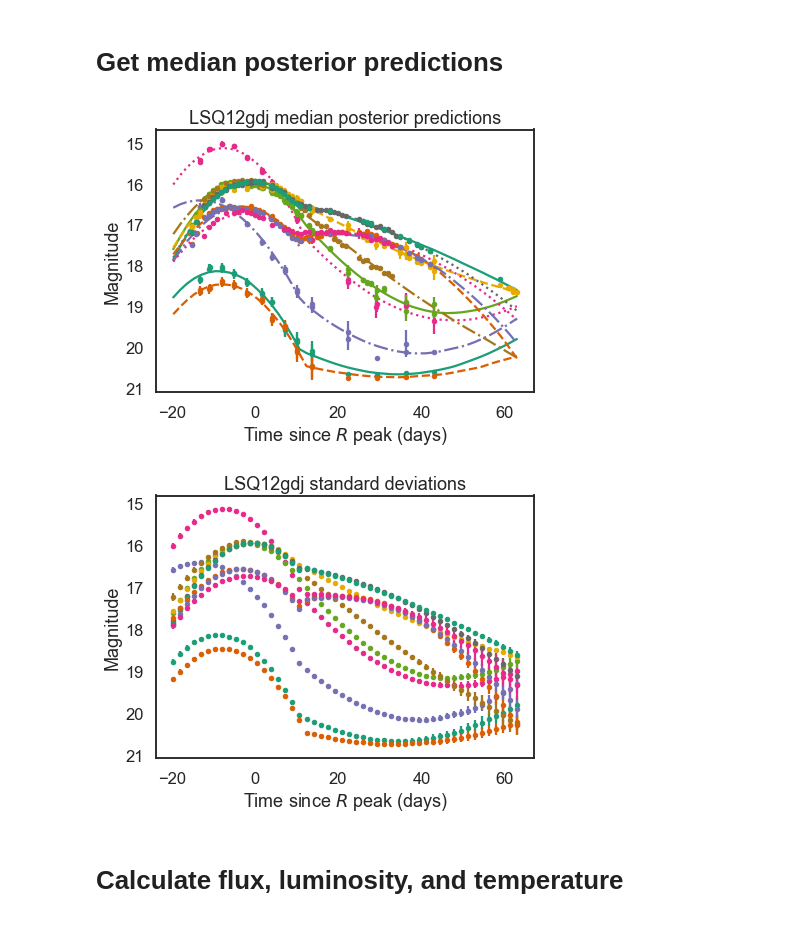
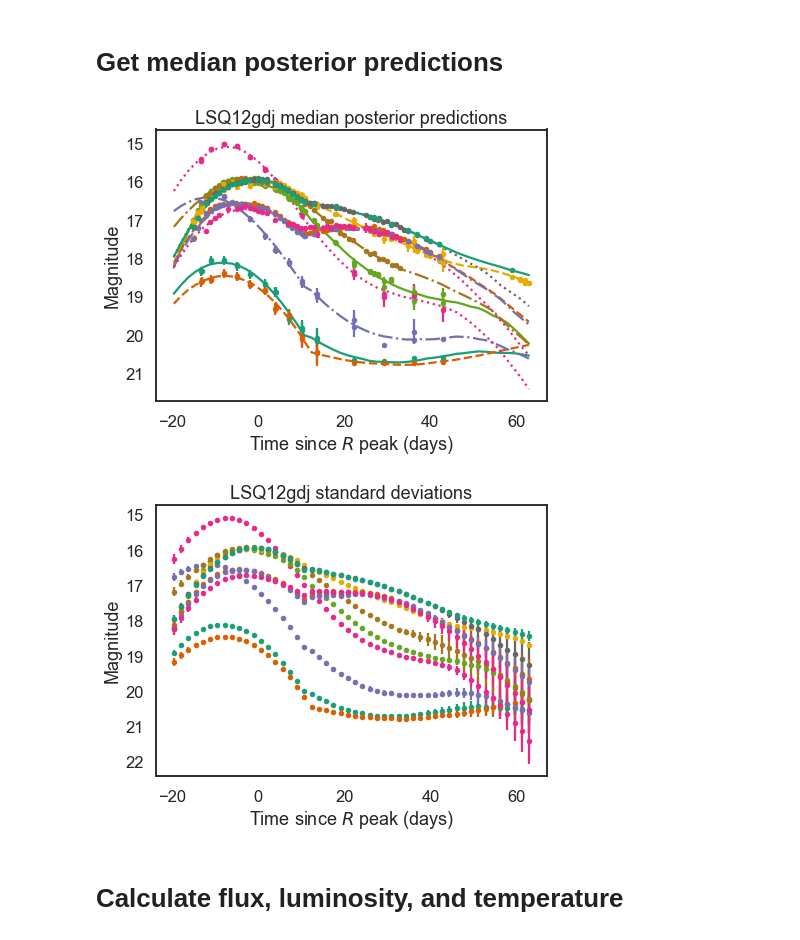
Before and after one commit to archipleym/melalexcharmicyrus_final, a Jupyter notebook: melanie/mel_pymc3.ipynb, the cells around one changed output. Drawn from its saved outputs; the diff is of its cells as text; code cells hidden in the pictures.

```diff
--- a/melanie/mel_pymc3.ipynb
+++ b/melanie/mel_pymc3.ipynb
@@ -277,7 +264,8 @@ class MagModel(pm.gp.mean.Mean):
         return mag_arr
 # %%
 with pm.Model() as marginal_gp_model:
-    cov_func = pm.gp.cov.ExpQuad(input_dim=1, ls=smooth_len)
+    ls = pm.HalfNormal('ls', sigma=20)
+    cov_func = pm.gp.cov.ExpQuad(input_dim=1, ls=ls)
 
     r0 = pm.Normal('r0', p0[0], sigma=p0[0]*sig_fac, shape=1)
     r1 = pm.Normal('r1', p0[1], sigma=p0[1]*sig_fac, shape=1)
@@ -325,7 +312,8 @@ error_cut = np.asarray(error[:-6])
 X_new = np.linspace(min(time_cut), max(time_cut), num_pts)[:, None]
 
 with pm.Model() as hierarchical_model:
-    cov_func = pm.gp.cov.ExpQuad(input_dim=1, ls=50.0)
+    ls = pm.HalfNormal('l', sigma=20)
+    cov_func = pm.gp.cov.ExpQuad(input_dim=1, ls=ls)
 
     r0 = pm.Normal('r0', p0[0], sigma=p0[0]*sig_fac, shape=len(band_idxs))
     r1 = pm.Normal('r1', p0[1], sigma=p0[1]*sig_fac, shape=len(band_idxs))
@@ -509,12 +496,11 @@ plt.xlabel(r'Time since $R$ peak (days)')
 plt.ylabel('Magnitude')
 plt.title('LSQ12gdj median posterior predictions')
 plt.gca().invert_yaxis()
-plt.gcf().subplots_adjust(bottom=0.15, left=0.15)
 #plt.legend()
-#plt.savefig('mel_median.png')
+#plt.savefig('mel_median.png', bbox_inches='tight')
 plt.show()
 # %% [output]
-[figure, old version]
+[figure, new version]
 # %%
 #standard deviation of our gps to be the error in the mags, added in quadrature over all bands
 std0 = np.std(pred_samples0['f_pred0'], axis=0)
@@ -523,36 +509,35 @@ std2 = np.std(pred_samples2['f_pred2'], axis=0)
 std3 = np.std(pred_samples3['f_pred3'], axis=0)
 std4 = np.std(pred_samples4['f_pred4'], axis=0)
 std5 = np.std(pred_samples5['f_pred5'], axis=0)
 std6 = np.std(pred_samples6['f_pred6'], axis=0)
 std7 = np.std(pred_samples7['f_pred7'], axis=0)
 std8 = np.std(pred_samples8['f_pred8'], axis=0)
 std9 = np.std(pred_samples9['f_pred9'], axis=0)
 std10 = np.std(pred_samples10['f_pred10'], axis=0)
 std11 = np.std(pred_samples11['f_pred11'], axis=0)
 
 fig = plt.figure(figsize=(7,5))
 plt.errorbar(x=X_new, y=med0, yerr=std0, fmt='.', color='C0', label='UVW2')
 plt.errorbar(x=X_new, y=med1, yerr=std1, fmt='.', color='C1', label='UVM2')
 plt.errorbar(x=X_new, y=med2, yerr=std2, fmt='.', color='C2', label='UVW1')
 plt.errorbar(x=X_new, y=med3, yerr=std3, fmt='.', color='C3', label='U')
 plt.errorbar(x=X_new, y=med4, yerr=std4, fmt='.', color='C4', label='B')
 plt.errorbar(x=X_new, y=med5, yerr=std5, fmt='.', color='C5', label='V')
 plt.errorbar(x=X_new, y=med6, yerr=std6, fmt='.', color='C6', label='G')
 plt.errorbar(x=X_new, y=med7, yerr=std7, fmt='.', color='C7', label='R')
 plt.errorbar(x=X_new, y=med8, yerr=std8, fmt='.', color='C8', label='r')
 plt.errorbar(x=X_new, y=med9, yerr=std9, fmt='.', color='C9', label='I')
 plt.errorbar(x=X_new, y=med10, yerr=std10, fmt='.', color='C10', label='i')
 plt.errorbar(x=X_new, y=med11, yerr=std11, fmt='.', color='C11', label='Z')
 plt.xlabel(r'Time since $R$ peak (days)')
 plt.ylabel('Magnitude')
 plt.title('LSQ12gdj standard deviations')
 plt.gca().invert_yaxis()
-plt.gcf().subplots_adjust(bottom=0.15, left=0.15)
 #plt.legend()
-#plt.savefig('mel_std.png')
+#plt.savefig('mel_std.png', bbox_inches='tight')
 plt.show()
 # %% [output]
-[figure, old version]
+[figure, new version]
 # %% [markdown]
 # Calculate flux, luminosity, and temperature
 # %%
```
Also changed, not shown: parts of 16 cells of this notebook, 12 other files.
